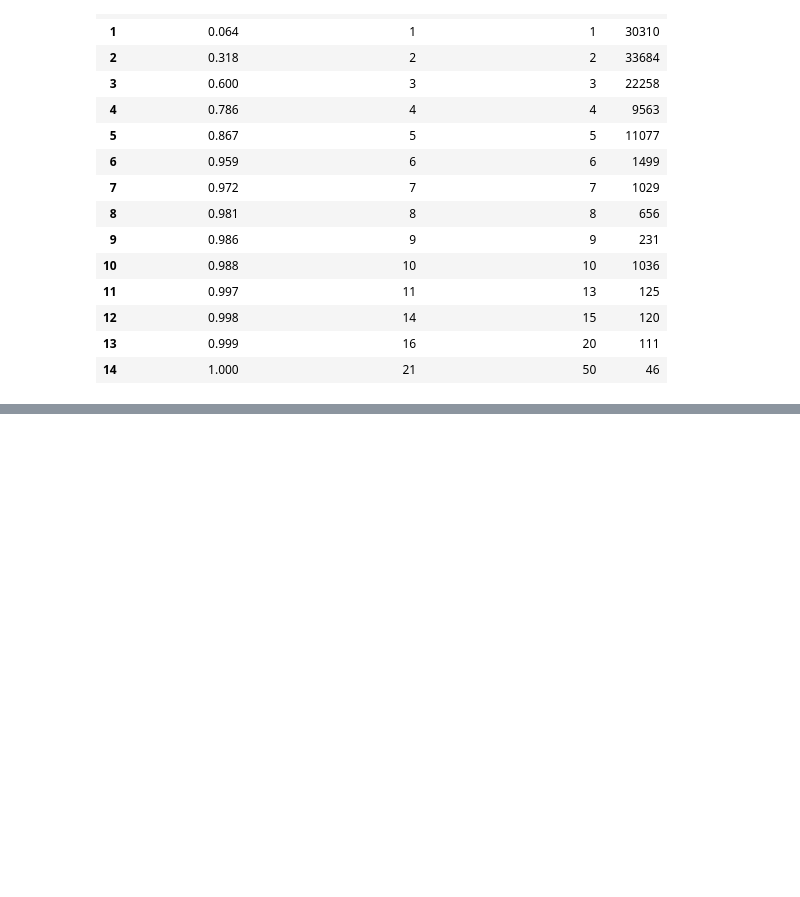
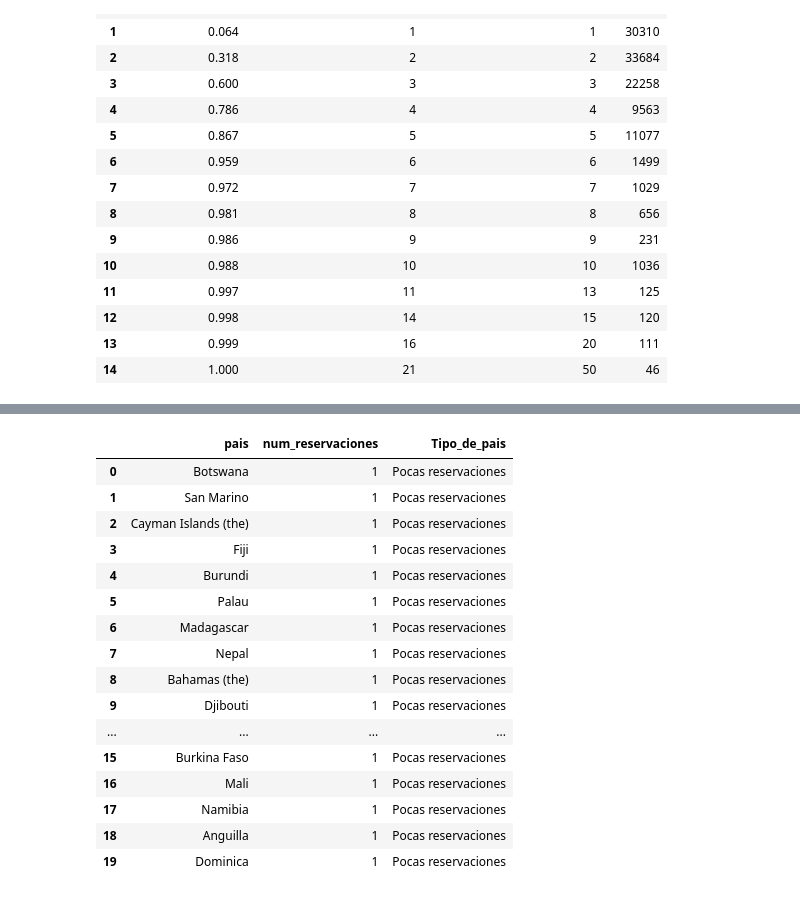
Before and after one commit to user14721068/SQL-para-Analisis-de-Datos, a Jupyter notebook: 2.-Preparación de datos.ipynb, the cells around one changed output, grey strips where cells are left out. Drawn from its saved outputs; the diff is of its cells as text; code cells hidden in the pictures; blank space fills up the shorter version.

```diff
--- a/2.-Preparación de datos.ipynb
+++ b/2.-Preparación de datos.ipynb
@@ -770,0 +804,43 @@ SyntaxError: invalid syntax (1225003914.py, line 4)
+# %%
+# CASE WHEN para crear categorias
+
+query="""
+select
+    pais,
+    num_reservaciones,
+    case
+        when num_reservaciones <= 100 then "Pocas reservaciones"
+        when num_reservaciones <= 10000 and num_reservaciones > 100 then "Medias reservaciones"
+        else "Muchas reservaciones"
+    end as Tipo_de_pais
+from
+    (
+    select
+        pais,
+        count(*) as num_reservaciones
+    from
+        preparacion.hotel
+    group by pais
+    ) as T
+order by num_reservaciones;
+"""
+df = pd.read_sql(query, engine)
+df.head(20)
+# %% [output]
+|  | pais | num_reservaciones | Tipo_de_pais |
+| 0 | Botswana | 1 | Pocas reservaciones |
+| 1 | San Marino | 1 | Pocas reservaciones |
+| 2 | Cayman Islands (the) | 1 | Pocas reservaciones |
+| 3 | Fiji | 1 | Pocas reservaciones |
+| 4 | Burundi | 1 | Pocas reservaciones |
+| 5 | Palau | 1 | Pocas reservaciones |
+| 6 | Madagascar | 1 | Pocas reservaciones |
+| 7 | Nepal | 1 | Pocas reservaciones |
+| 8 | Bahamas (the) | 1 | Pocas reservaciones |
+| 9 | Djibouti | 1 | Pocas reservaciones |
+| ... | ... | ... | ... |
+| 15 | Burkina Faso | 1 | Pocas reservaciones |
+| 16 | Mali | 1 | Pocas reservaciones |
+| 17 | Namibia | 1 | Pocas reservaciones |
+| 18 | Anguilla | 1 | Pocas reservaciones |
+| 19 | Dominica | 1 | Pocas reservaciones |
```
Also changed, not shown: parts of 5 cells of this notebook.
